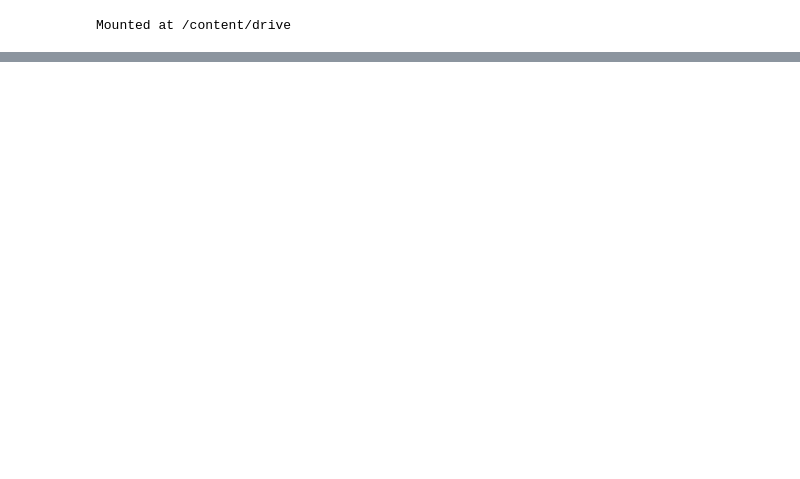
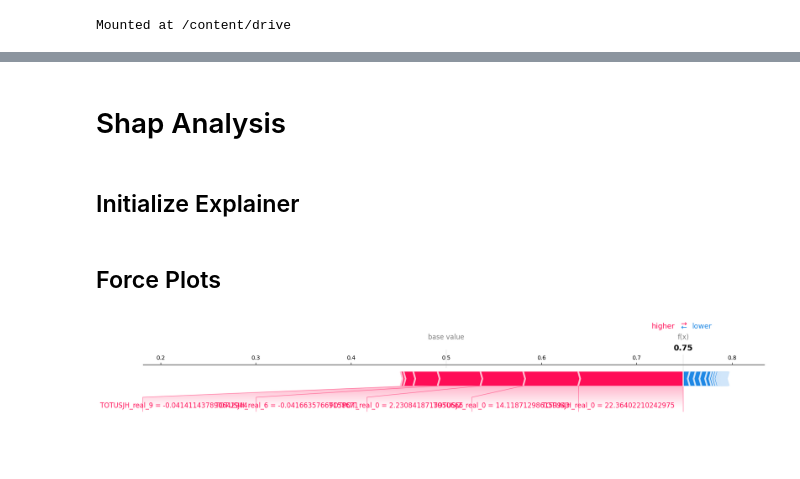
Before and after one commit to vignesh-0510/SolarFlareExplainableWindowDetection, a Jupyter notebook: phase_3_localization.ipynb, the cells around one changed output, grey strips where cells are left out. Saved outputs shown, nothing was run; the diff lists cells and outputs as text; code cells hidden in the pictures; blank space fills up the shorter version.

```diff
--- a/phase_3_localization.ipynb
+++ b/phase_3_localization.ipynb
@@ -150,7 +158,8 @@ def run_analysis(df,interacting_columns, model, file_info,freq_modes = 10):
 # %%
-def run_tail_chopping_algorithm():
+def run_tail_chopping_algorithm(instance_df, model, file_info, freq_modes=10):
   parent_window_start = 0
-  parent_window_size = window_size
+  parent_window_size = instance_df.shape[0]
+  step_size = 8
   parent_conf = None
 
   q = deque()
@@ -171,7 +180,13 @@ def run_tail_chopping_algorithm():
         q.append(None)
         continue
       else:
-        break
+        if step_size == 1:
+          break
+        else:
+          q = aux_q
+          q.append(None)
+          step_size = step_size // 2
+          continue
 
     if cur.confidence is None:
       parent_conf = run_analysis(instance_df,interacting_columns, model, file_info)
@@ -182,12 +197,17 @@ def run_tail_chopping_algorithm():
     child_2_start = cur.window_start + step_size
     child_window_size = cur.window_size - step_size
 
+    if child_window_size <= 10:
+      q_has_changed = False
+      aux_q.append(cur)
+      break
+
     child_1_df = instance_df.iloc[child_1_start:child_1_start + child_window_size]
     child_2_df = instance_df.iloc[child_2_start:child_2_start + child_window_size]
 
     child_1_conf = run_analysis(child_1_df,interacting_columns, model, file_info)
     child_2_conf = run_analysis(child_2_df,interacting_columns, model, file_info)
-    print(f'parent_conf[{cur.window_start}-{cur.window_end}]: {cur.confidence}, child_1_confidence[{child_1_start}-{child_1_start + child_window_size}]: {child_1_conf}, child_2_conficence[{child_2_start}-{child_2_start + child_window_size}]: {child_2_conf}')
+    print(f'parent_conf[{cur.window_start}-{cur.window_end}]: {cur.confidence}, child_1_confidence[{child_1_start}-{child_1_start + child_window_size}]: {child_1_conf}, child_2_confidence[{child_2_start}-{child_2_start + child_window_size}]: {child_2_conf}')
     if child_1_conf > child_2_conf and child_1_conf >= parent_conf:
       q_has_changed = True
       q.append(Node(child_1_start, child_window_size, child_1_conf, cur))
@@ -214,5 +234,5 @@ def run_tail_chopping_algorithm():
     if cur.confidence > max_confidence:
       max_confidence = cur.confidence
       max_node = cur
-  print(f'Localized window start: {max_node.window_start}, end: {max_node.window_start + max_node.window_size}, confidence: {max_confidence}')
+  print(f'Localized window start: {max_node.window_start}, end: {max_node.window_end}, confidence: {max_confidence}')
   return max_node.window_start, max_node.window_size, max_confidence
@@ -224,0 +239,2 @@ Localized window start: 10, end: 60, confidence: 0.7961788188666321
+# %%
+max_window_start, max_window_size, max_confidence = run_tail_chopping_algorithm(instance_df, model, file_info, freq_modes=10)
@@ -224,0 +259,26 @@ Localized window start: 10, end: 60, confidence: 0.7961788188666321
+# %%
+freq_df = process_file(instance_df.iloc[max_window_start: max_window_start+ max_window_size], interacting_columns, meta_dict, file_info, 10)
+X_df = freq_df[[col for col in freq_df.columns if col != 'class']]
+y_df = freq_df['class']
+# %% [markdown]
+# Shap Analysis
+# %% [markdown]
+## Initialize Explainer
+# %%
+X_instance = X_df
+explainer = shap.TreeExplainer(model)
+shap_values = explainer.shap_values(X_instance)
+# %% [markdown]
+## Force Plots
+# %%
+shap.force_plot(
+      explainer.expected_value[0],        # base value for class 0
+      shap_values[0,:,0],                  # SHAP values for instance 0 and class 0
+      X_instance.iloc[0],                 # raw feature values for the instance
+      matplotlib=True,
+      show=True
+  )
+#plt.savefig(os.path.join('/content', 'force.png'), dpi=300, bbox_inches='tight')
+#plt.close()
+# %% [output]
+[figure, added]
```
Also changed, not shown: parts of 47 cells of this notebook.
